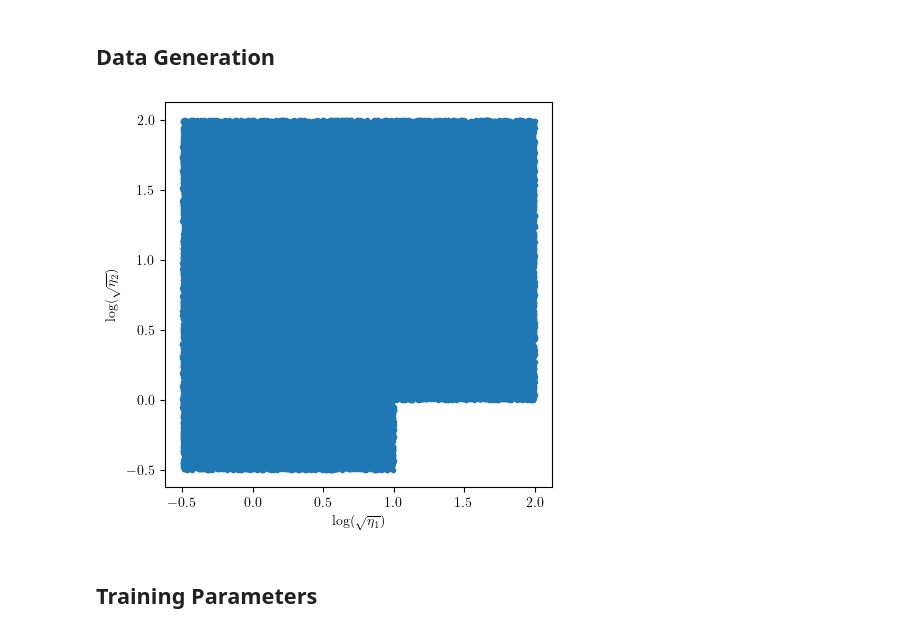
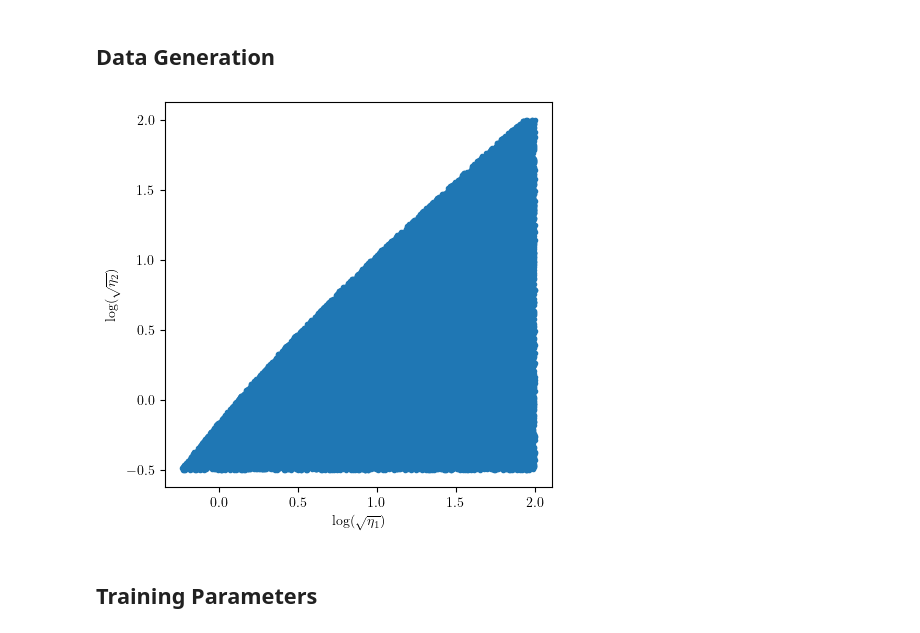
Before and after one commit to Crashprn/UncertaintyQuantification, a Jupyter notebook: Notebooks/Bayes_Train_SVI.ipynb, the cells around one changed output. Drawn from its saved outputs; the diff is of its cells as text; code cells hidden in the pictures.

```diff
--- a/Notebooks/Bayes_Train_SVI.ipynb
+++ b/Notebooks/Bayes_Train_SVI.ipynb
@@ -40,29 +40,29 @@ device = torch.device("cuda:0" if torch.cuda.is_available() else "cpu")
 # %%
 # Data generators for the different turbulence closures
 SSG_gen = TurbulenceClosureDataGenerator('SSG')
 
 # Defining the ranges for the different scales
 log = (-.5, 2.0)
 
 # Defining whether to exclude certain areas of the data
 exclude_area = False
 include_area = False
 drop_eta_1 = False
 drop_eta_2 = False
 add_noise = False
 
 # Defining area to exclude datapoints
 eta_1_range = np.array([1.0, 2.0])
 eta_2_range = np.array([-.5, 0.0])
 
-etas_train, gs_train = generate_log_data(SSG_gen, log, 80_000, shuffle=True, gen_type="exclude_area", eta_1_range=eta_1_range, eta_2_range=eta_2_range)
+etas_train, gs_train = generate_log_data(SSG_gen, log, 80_000, shuffle=True, gen_type="d_condition", d_condition='<=')
 
 etas_test, gs_test = generate_log_data(SSG_gen, log, 600, shuffle=True, gen_type="All")
 
 if not drop_eta_1 and not drop_eta_2:
     plot_data_generation_diff(etas_train)
 # %% [output]
-[figure, old version]
+[figure, new version]
 # %% [markdown]
 ## Training Parameters
 # %%
```
Also changed, not shown: parts of 2 cells of this notebook, 6 other files.
